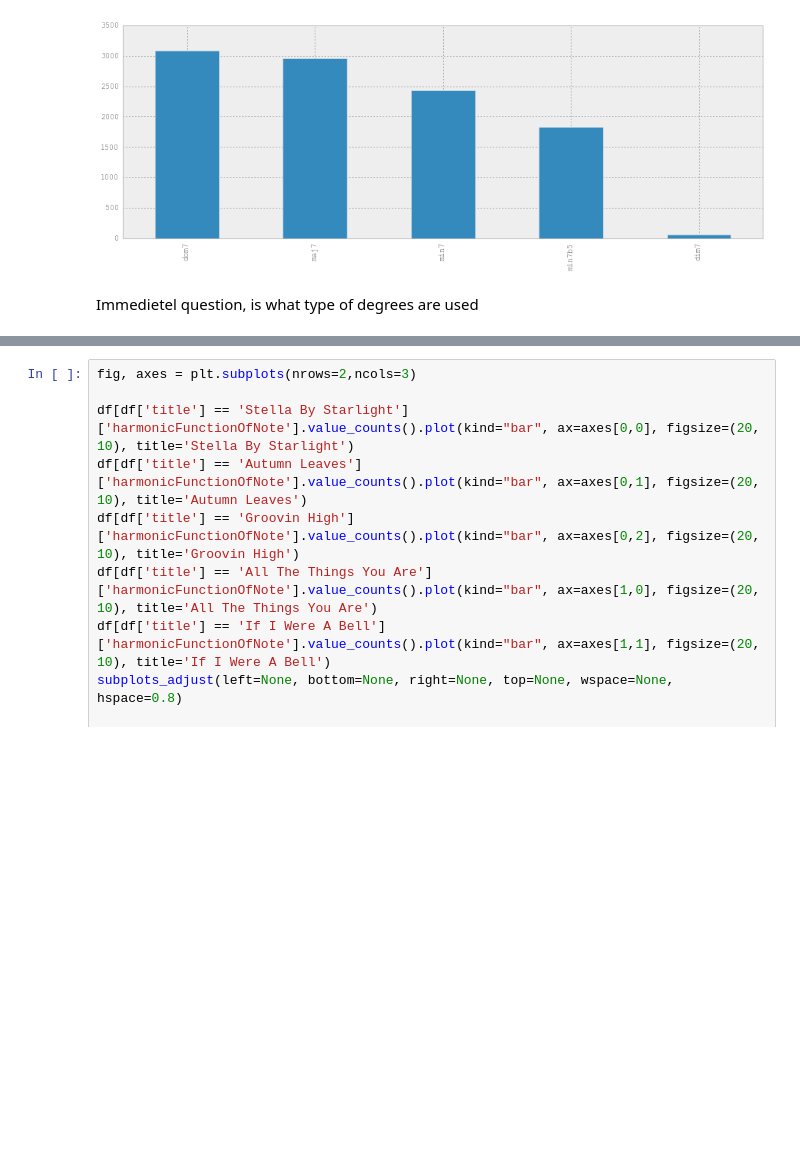
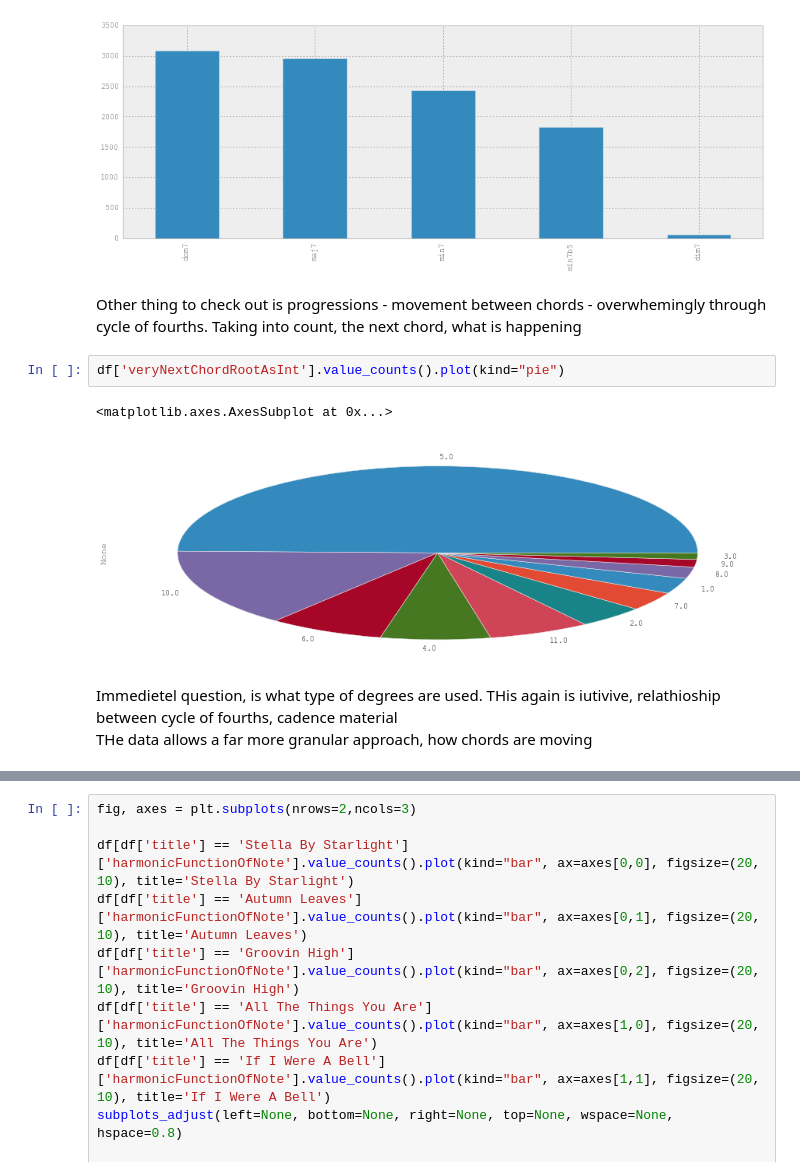
Before and after one commit to jgab3103/phd_code, a Jupyter notebook: ch5_p1.ipynb, the cells around one changed output, grey strips where cells are left out. Drawn from its saved outputs; the diff is of its cells as text; blank space fills up the shorter version.

```diff
--- a/ch5_p1.ipynb
+++ b/ch5_p1.ipynb
@@ -69,5 +98,13 @@ df['chordTypeDisplay'].value_counts().plot(kind="bar")
 # %% [output]
 <matplotlib.axes.AxesSubplot at 0x...>
 [figure]
+# %% [markdown]
+<div>Other thing to check out is progressions - movement between chords - overwhemingly through cycle of fourths. Taking into count, the next chord, what is happening</div>
+# %%
+df['veryNextChordRootAsInt'].value_counts().plot(kind="pie")
+# %% [output]
+<matplotlib.axes.AxesSubplot at 0x...>
+[figure, added]
 # %% [markdown]
-<div>Immedietel question, is what type of degrees are used</div>
+<div>Immedietel question, is what type of degrees are used. THis again is iutivive, relathioship between cycle of fourths, cadence material</div>
+<div>THe data allows a far more granular approach, how chords are moving</div>
```
Also changed, not shown: parts of 35 cells of this notebook, 2 other files.
